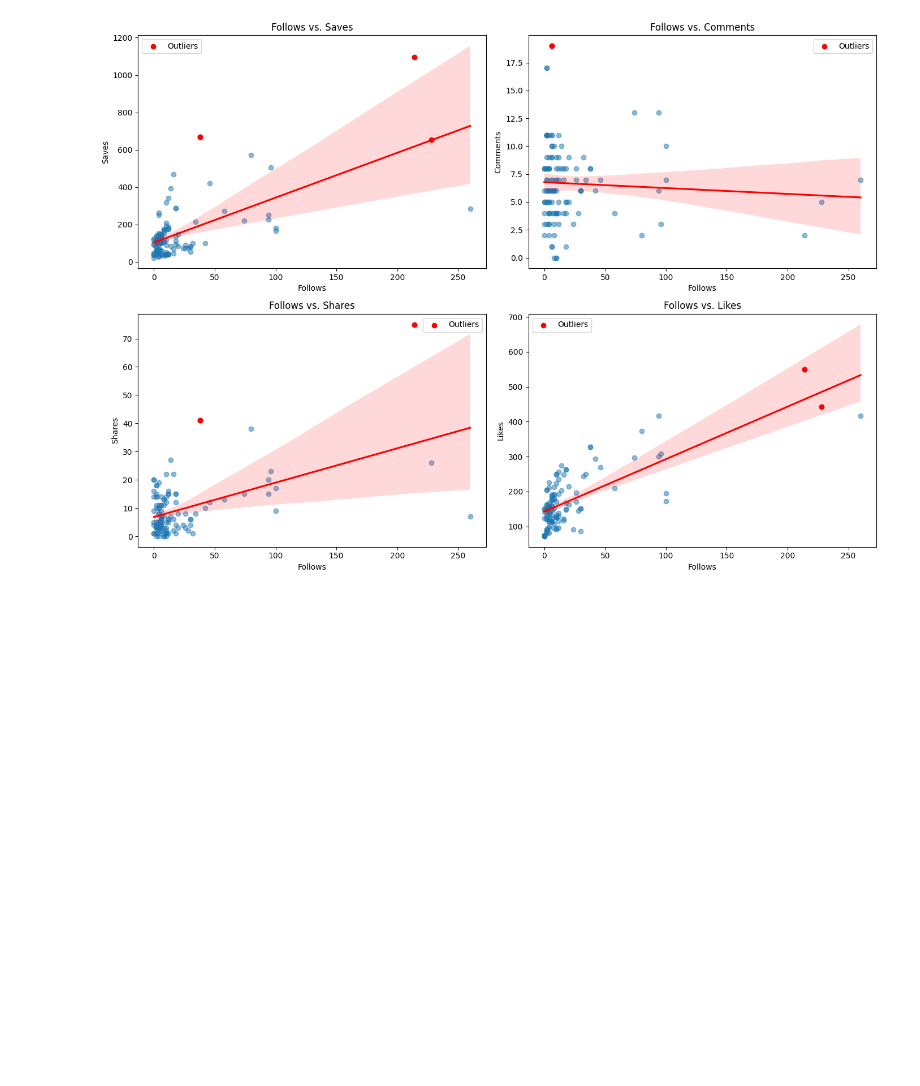
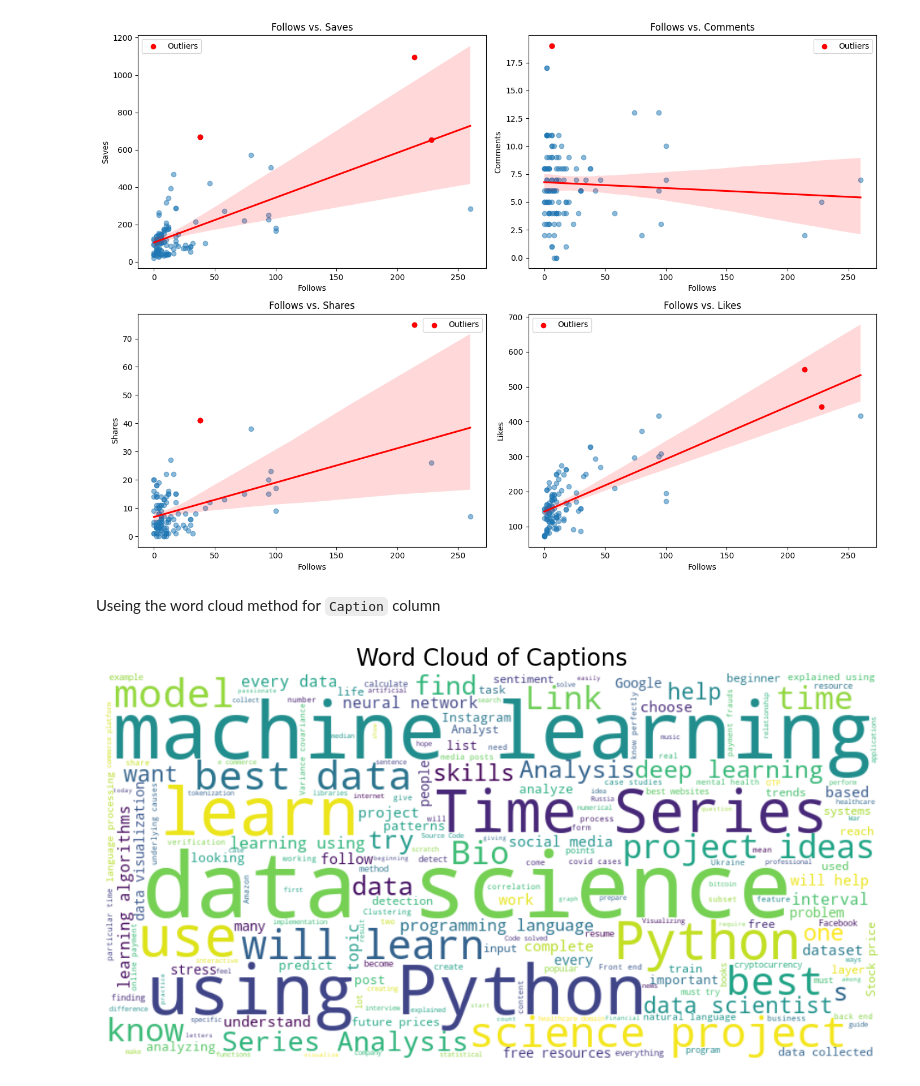
Before and after one commit to MrRezamo/Instagram_Reach_Analysis, a Jupyter notebook: Project/Main_Project.ipynb, the cells around one changed output. Cells and saved outputs as stored; diff of their text form; code cells hidden in the pictures; blank space fills up the shorter version.

Commit message:
Add_Captions-Hashtags_EDA

```diff
--- a/Project/Main_Project.ipynb
+++ b/Project/Main_Project.ipynb
@@ -331,3 +322,27 @@ plt.tight_layout()
 plt.show()
 # %% [output]
 [figure]
+# %% [markdown]
+Useing the word cloud method for `Caption` column
+# %%
+from wordcloud import WordCloud, STOPWORDS
+
+text = " ".join(str(caption) for caption in data['Caption'])
+stopwords = set(STOPWORDS)
+
+wordcloud = WordCloud(stopwords=stopwords,
+                      background_color='white',
+                      width=800,
+                      height=400,
+                      max_words=200,
+                      colormap='viridis',
+                      contour_color='steelblue',
+                      contour_width=2).generate(text)
+
+plt.figure(figsize=(12, 8))
+plt.imshow(wordcloud, interpolation='bilinear')
+plt.axis('off')
+plt.title('Word Cloud of Captions', fontsize=20)
+plt.show()
+# %% [output]
+[figure, added]
```
Also changed, not shown: parts of 20 cells of this notebook.
